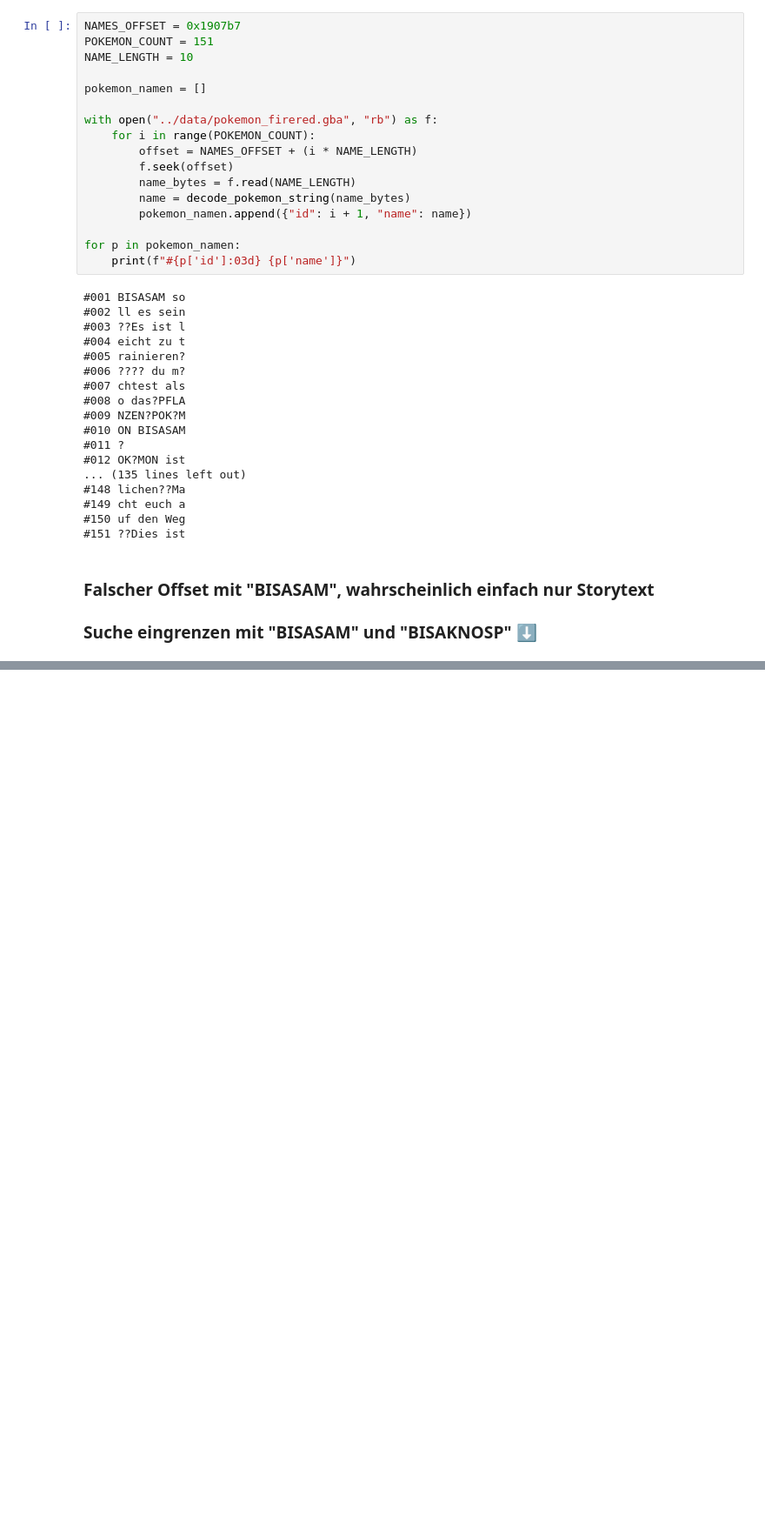
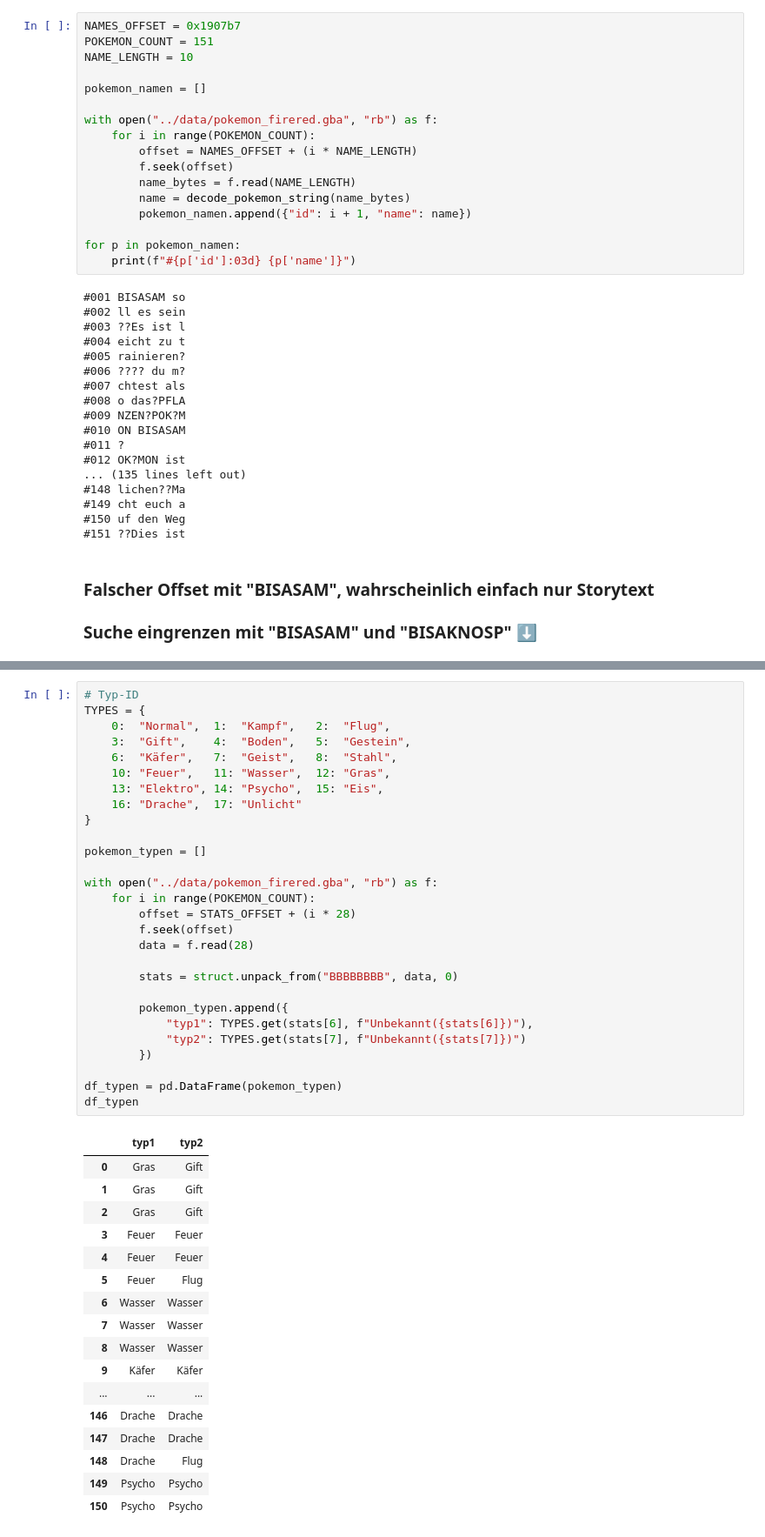
Before and after one commit to bytetastic/Pokemon_Firered_Analysis, a Jupyter notebook: notebooks/01_extraktion.ipynb, the cells around one changed output, grey strips where cells are left out. Shown at 87% size. Drawn from its saved outputs; the diff is of its cells as text; blank space fills up the shorter version.

```diff
--- a/notebooks/01_extraktion.ipynb
+++ b/notebooks/01_extraktion.ipynb
@@ -265,0 +334,46 @@ for p in pokemon_namen:
+# %%
+# Typ-ID
+TYPES = {
+    0:  "Normal",  1:  "Kampf",   2:  "Flug",
+    3:  "Gift",    4:  "Boden",   5:  "Gestein",
+    6:  "Käfer",   7:  "Geist",   8:  "Stahl",
+    10: "Feuer",   11: "Wasser",  12: "Gras",
+    13: "Elektro", 14: "Psycho",  15: "Eis",
+    16: "Drache",  17: "Unlicht"
+}
+
+pokemon_typen = []
+
+with open("../data/pokemon_firered.gba", "rb") as f:
+    for i in range(POKEMON_COUNT):
+        offset = STATS_OFFSET + (i * 28)
+        f.seek(offset)
+        data = f.read(28)
+
+        stats = struct.unpack_from("BBBBBBBB", data, 0)
+
+        pokemon_typen.append({
+            "typ1": TYPES.get(stats[6], f"Unbekannt({stats[6]})"),
+            "typ2": TYPES.get(stats[7], f"Unbekannt({stats[7]})")
+        })
+
+df_typen = pd.DataFrame(pokemon_typen)
+df_typen
+# %% [output]
+|  | typ1 | typ2 |
+| 0 | Gras | Gift |
+| 1 | Gras | Gift |
+| 2 | Gras | Gift |
+| 3 | Feuer | Feuer |
+| 4 | Feuer | Feuer |
+| 5 | Feuer | Flug |
+| 6 | Wasser | Wasser |
+| 7 | Wasser | Wasser |
+| 8 | Wasser | Wasser |
+| 9 | Käfer | Käfer |
+| ... | ... | ... |
+| 146 | Drache | Drache |
+| 147 | Drache | Drache |
+| 148 | Drache | Flug |
+| 149 | Psycho | Psycho |
+| 150 | Psycho | Psycho |
```
Also changed, not shown: parts of 21 cells of this notebook, 1 other file.
